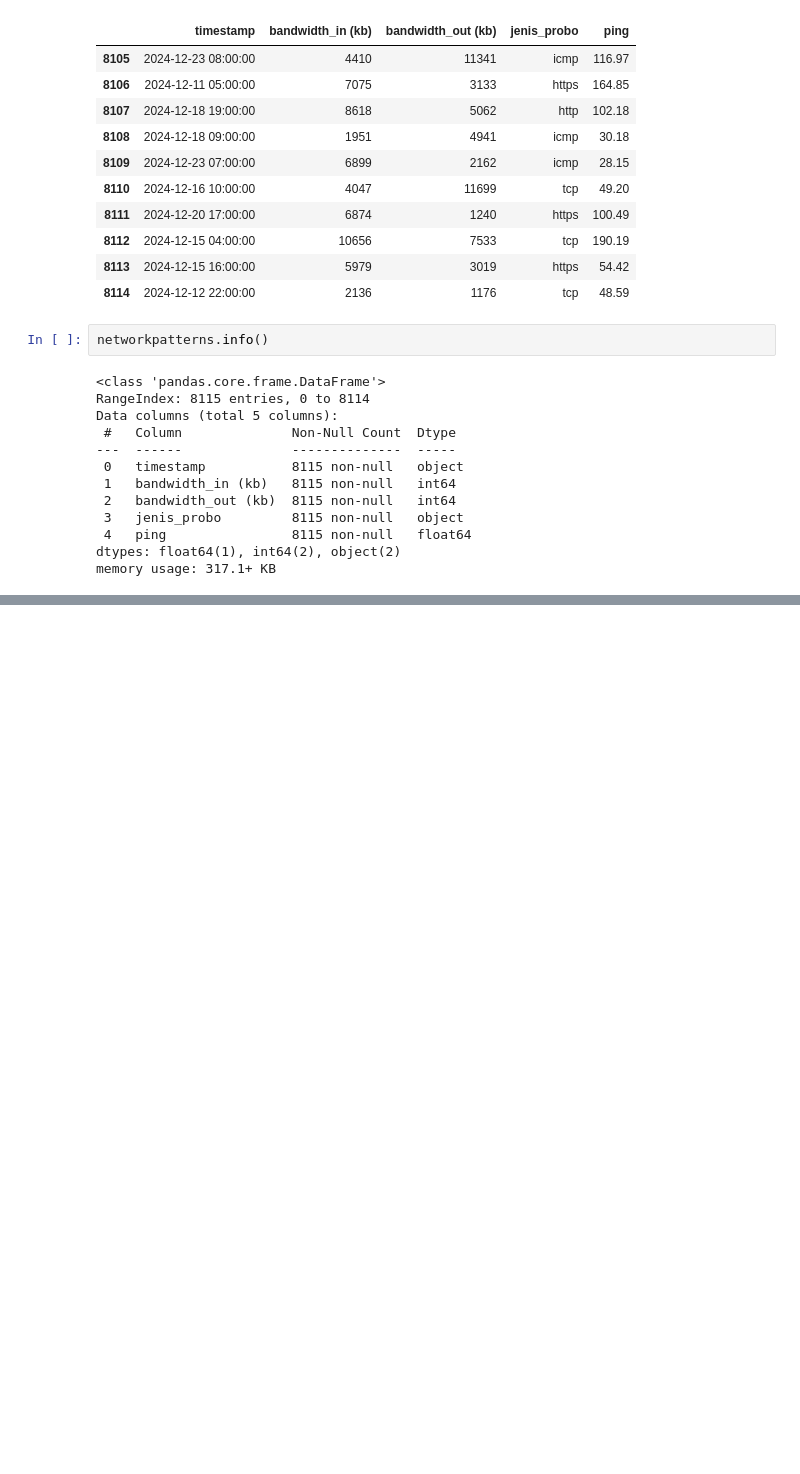
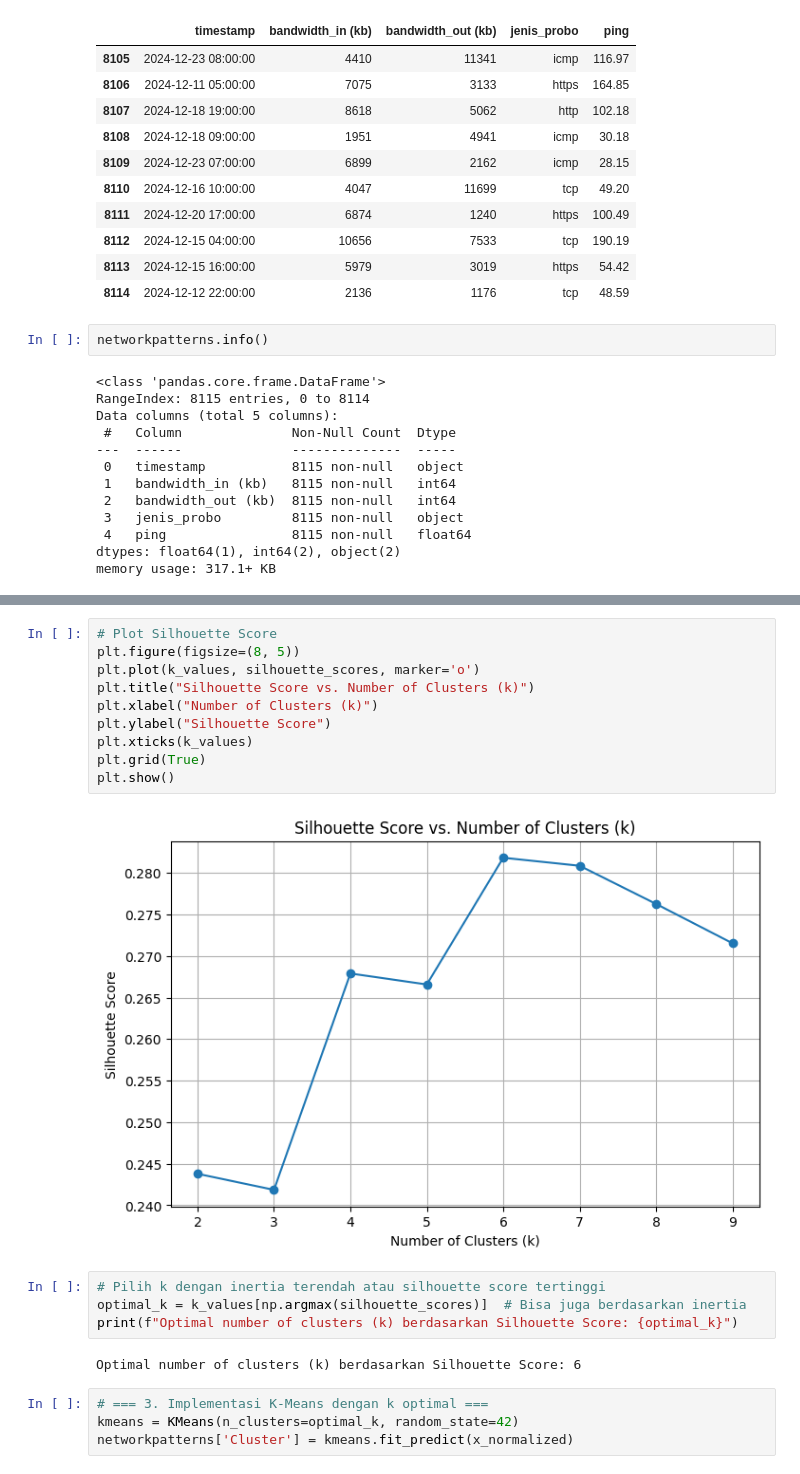
Before and after one commit to NaufalDekha002/NFD_MachineLearning, a Jupyter notebook: NFD_With_K-Means.ipynb, the cells around one changed output, grey strips where cells are left out. Cells and saved outputs as stored; diff of their text form; blank space fills up the shorter version.

```diff
--- a/NFD_With_K-Means.ipynb
+++ b/NFD_With_K-Means.ipynb
@@ -173,0 +99,22 @@ weighted avg       0.96      0.96      0.96       450
+# %%
+# Plot Silhouette Score
+plt.figure(figsize=(8, 5))
+plt.plot(k_values, silhouette_scores, marker='o')
+plt.title("Silhouette Score vs. Number of Clusters (k)")
+plt.xlabel("Number of Clusters (k)")
+plt.ylabel("Silhouette Score")
+plt.xticks(k_values)
+plt.grid(True)
+plt.show()
+# %% [output]
+[figure, added]
+# %%
+# Pilih k dengan inertia terendah atau silhouette score tertinggi
+optimal_k = k_values[np.argmax(silhouette_scores)]  # Bisa juga berdasarkan inertia
+print(f"Optimal number of clusters (k) berdasarkan Silhouette Score: {optimal_k}")
+# %% [output]
+Optimal number of clusters (k) berdasarkan Silhouette Score: 6
+# %%
+# === 3. Implementasi K-Means dengan k optimal ===
+kmeans = KMeans(n_clusters=optimal_k, random_state=42)
+networkpatterns['Cluster'] = kmeans.fit_predict(x_normalized)
```
Also changed, not shown: parts of 26 cells of this notebook.
